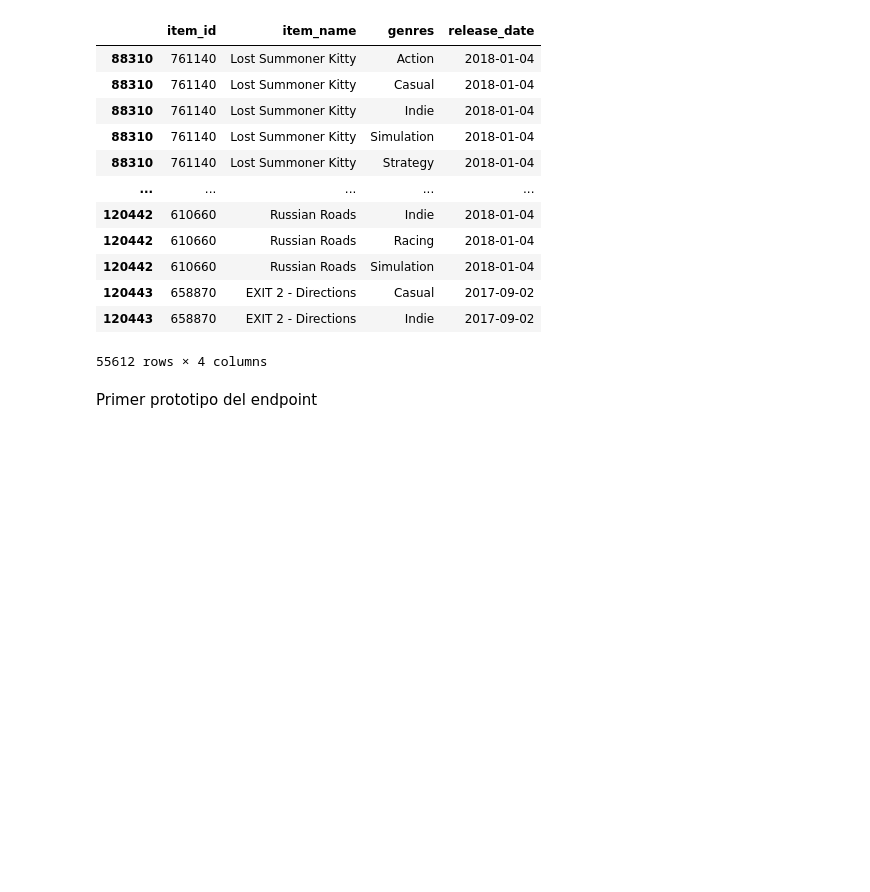
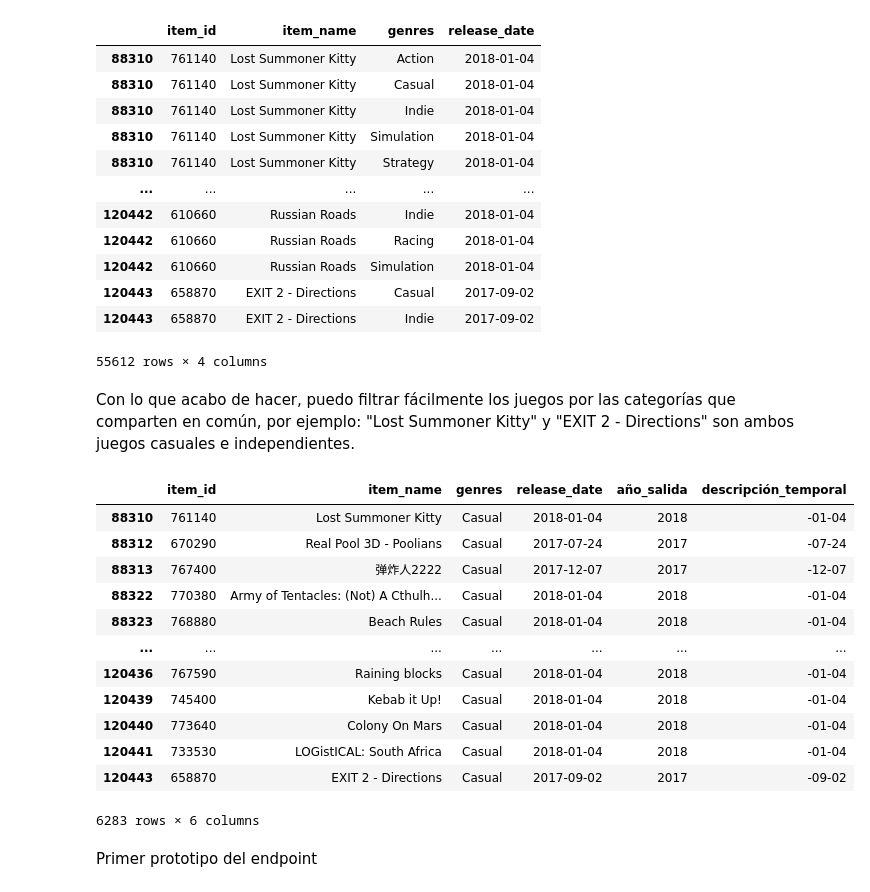
Before and after one commit to Tagliaferro22/steam-games, a Jupyter notebook: endpoints/endpoint_3.ipynb, the cells around one changed output. Drawn from its saved outputs; the diff is of its cells as text; code cells hidden in the pictures; blank space fills up the shorter version.

```diff
--- a/endpoints/endpoint_3.ipynb
+++ b/endpoints/endpoint_3.ipynb
@@ -162,5 +164,24 @@ steam_games.explode("genres")
 | 120443 | 658870 | EXIT 2 - Directions | Casual | 2017-09-02 |
 | 120443 | 658870 | EXIT 2 - Directions | Indie | 2017-09-02 |
 55612 rows × 4 columns
+# %% [markdown]
+Con lo que acabo de hacer, puedo filtrar fácilmente los juegos por las categorías que comparten en común, por ejemplo: "Lost Summoner Kitty" y "EXIT 2 - Directions" son ambos juegos casuales e independientes.
+# %%
+juegosFiltrablesPorGenero = steam_games.explode("genres")
+juegosFiltrablesPorGenero[juegosFiltrablesPorGenero["genres"] == "Casual"]
+# %% [output]
+|  | item_id | item_name | genres | release_date | año_salida | descripción_temporal |
+| 88310 | 761140 | Lost Summoner Kitty | Casual | 2018-01-04 | 2018 | -01-04 |
+| 88312 | 670290 | Real Pool 3D - Poolians | Casual | 2017-07-24 | 2017 | -07-24 |
+| 88313 | 767400 | 弹炸人2222 | Casual | 2017-12-07 | 2017 | -12-07 |
+| 88322 | 770380 | Army of Tentacles: (Not) A Cthulh... | Casual | 2018-01-04 | 2018 | -01-04 |
+| 88323 | 768880 | Beach Rules | Casual | 2018-01-04 | 2018 | -01-04 |
+| ... | ... | ... | ... | ... | ... | ... |
+| 120436 | 767590 | Raining blocks | Casual | 2018-01-04 | 2018 | -01-04 |
+| 120439 | 745400 | Kebab it Up! | Casual | 2018-01-04 | 2018 | -01-04 |
+| 120440 | 773640 | Colony On Mars | Casual | 2018-01-04 | 2018 | -01-04 |
+| 120441 | 733530 | LOGistICAL: South Africa | Casual | 2018-01-04 | 2018 | -01-04 |
+| 120443 | 658870 | EXIT 2 - Directions | Casual | 2017-09-02 | 2017 | -09-02 |
+6283 rows × 6 columns
 # %% [markdown]
 Primer prototipo del endpoint
```
Also changed, not shown: parts of 10 cells of this notebook.
